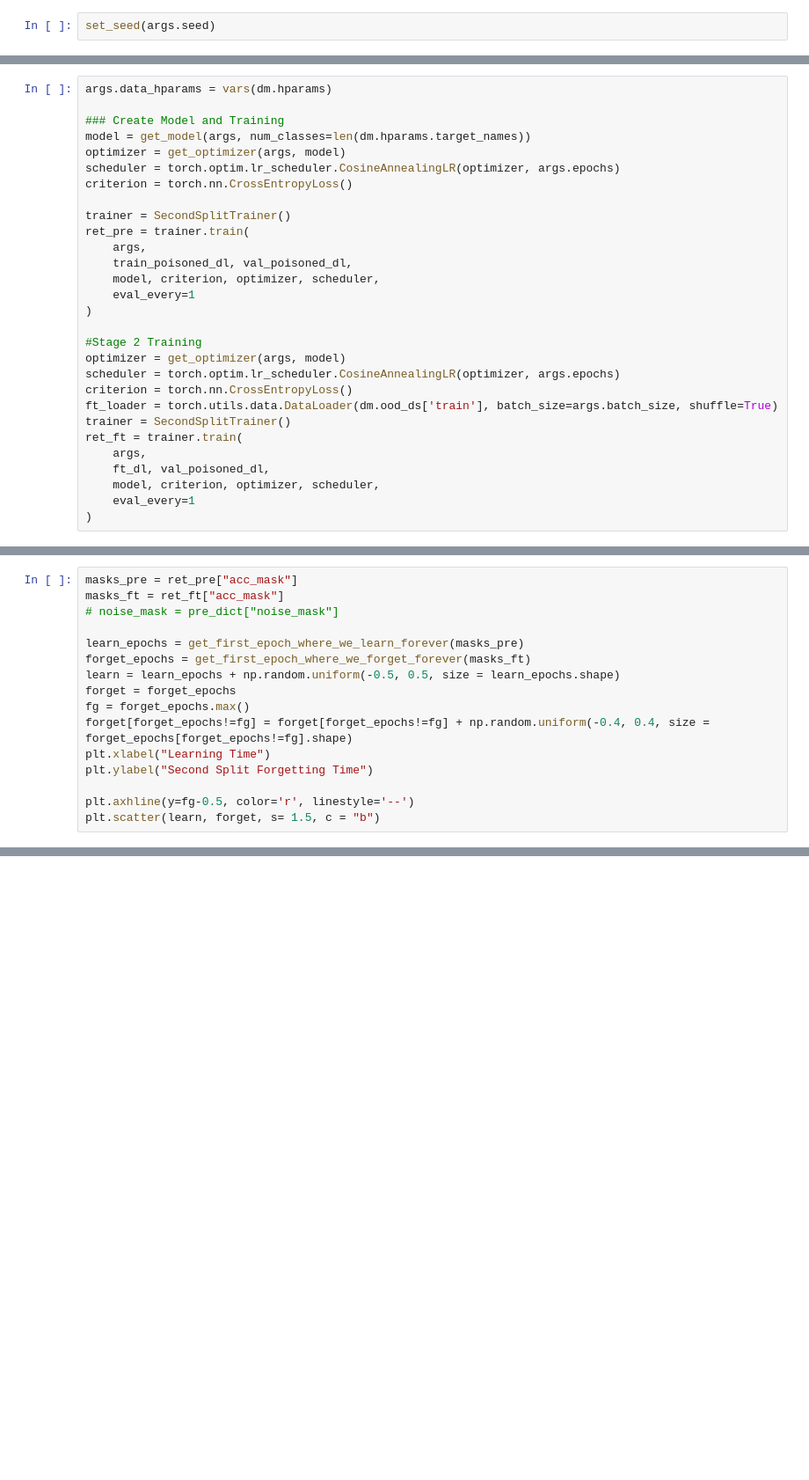
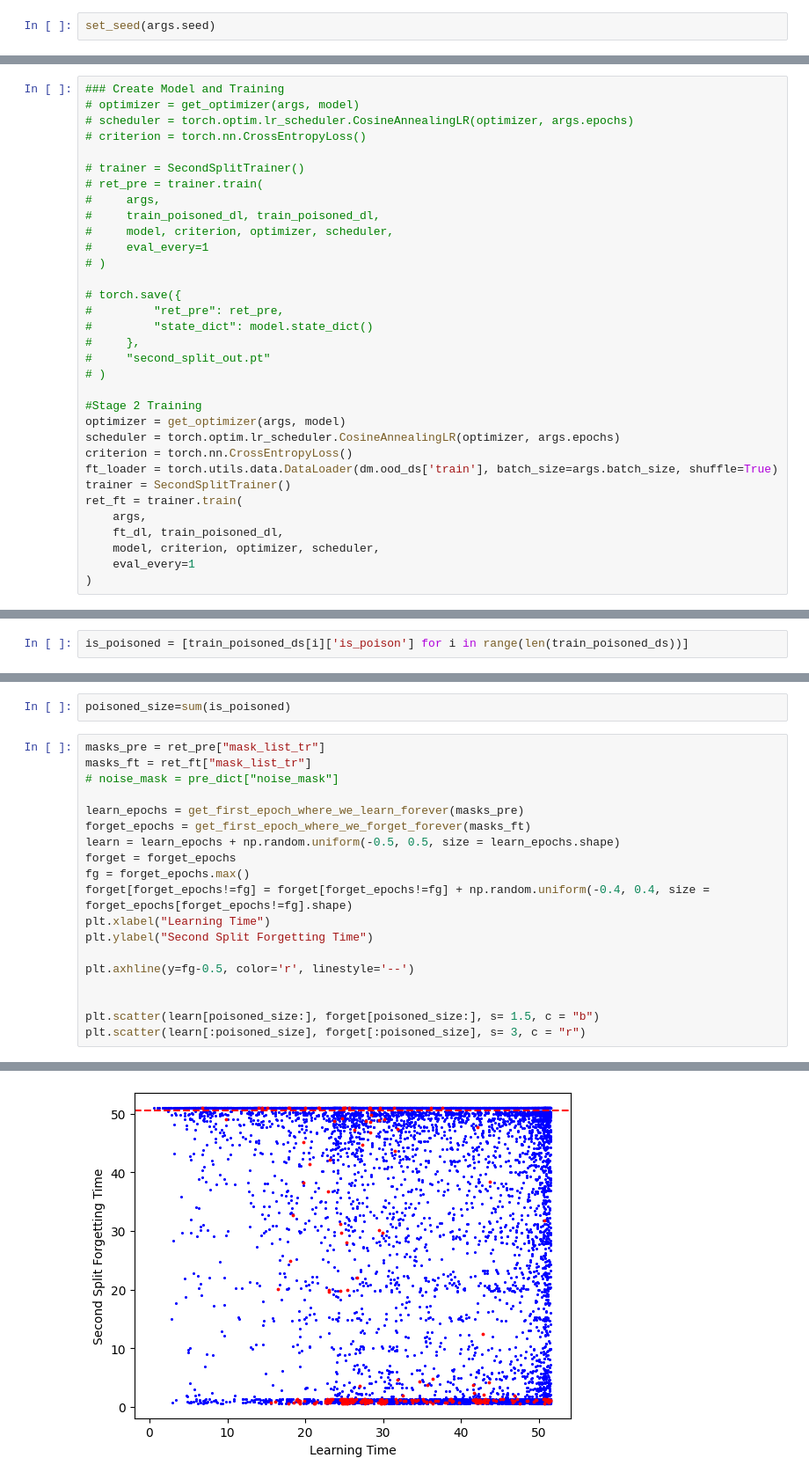
Before and after one commit to NNHieu/cement-defense, a Jupyter notebook: notebooks/SecondSplit.ipynb, the cells around one changed output, grey strips where cells are left out. Shown: that part at 88% size. Saved outputs shown, nothing was run; the diff lists cells and outputs as text; blank space fills up the shorter version.

Commit message:
update second split

```diff
--- a/notebooks/SecondSplit.ipynb
+++ b/notebooks/SecondSplit.ipynb
@@ -122,19 +138,23 @@ ft_dl = torch.utils.data.DataLoader(
 # %%
-args.data_hparams = vars(dm.hparams)
+### Create Model and Training
+# optimizer = get_optimizer(args, model)
+# scheduler = torch.optim.lr_scheduler.CosineAnnealingLR(optimizer, args.epochs)
+# criterion = torch.nn.CrossEntropyLoss()
 
-### Create Model and Training
-model = get_model(args, num_classes=len(dm.hparams.target_names))
-optimizer = get_optimizer(args, model)
-scheduler = torch.optim.lr_scheduler.CosineAnnealingLR(optimizer, args.epochs)
-criterion = torch.nn.CrossEntropyLoss()
+# trainer = SecondSplitTrainer()
+# ret_pre = trainer.train(
+#     args,
+#     train_poisoned_dl, train_poisoned_dl,
+#     model, criterion, optimizer, scheduler,
+#     eval_every=1
+# )
 
-trainer = SecondSplitTrainer()
-ret_pre = trainer.train(
-    args,
-    train_poisoned_dl, val_poisoned_dl,
-    model, criterion, optimizer, scheduler,
-    eval_every=1
-)
+# torch.save({
+#         "ret_pre": ret_pre,
+#         "state_dict": model.state_dict()
+#     },
+#     "second_split_out.pt"
+# )
 
 #Stage 2 Training
 optimizer = get_optimizer(args, model)
@@ -144,7 +164,7 @@ ft_loader = torch.utils.data.DataLoader(dm.ood_ds['train'], batch_size=args.batc
 trainer = SecondSplitTrainer()
 ret_ft = trainer.train(
     args,
-    ft_dl, val_poisoned_dl,
+    ft_dl, train_poisoned_dl,
     model, criterion, optimizer, scheduler,
     eval_every=1
 )
@@ -160,0 +185,2 @@ Start training for 50 epochs
+# %%
+is_poisoned = [train_poisoned_ds[i]['is_poison'] for i in range(len(train_poisoned_ds))]
@@ -161,6 +191,8 @@ Start training for 50 epochs
+# %%
+poisoned_size=sum(is_poisoned)
 # %%
-masks_pre = ret_pre["acc_mask"]
-masks_ft = ret_ft["acc_mask"]
+masks_pre = ret_pre["mask_list_tr"]
+masks_ft = ret_ft["mask_list_tr"]
 # noise_mask = pre_dict["noise_mask"]
 
 learn_epochs = get_first_epoch_where_we_learn_forever(masks_pre)
@@ -173,4 +205,8 @@ plt.xlabel("Learning Time")
 plt.ylabel("Second Split Forgetting Time")
 
 plt.axhline(y=fg-0.5, color='r', linestyle='--')
-plt.scatter(learn, forget, s= 1.5, c = "b")
+
+
+plt.scatter(learn[poisoned_size:], forget[poisoned_size:], s= 1.5, c = "b")
+plt.scatter(learn[:poisoned_size], forget[:poisoned_size], s= 3, c = "r")
+# %% [output]
@@ -176,0 +214 @@ plt.scatter(learn, forget, s= 1.5, c = "b")
+[figure, added]
```
Also changed, not shown: parts of 15 cells of this notebook, 1 other file.
